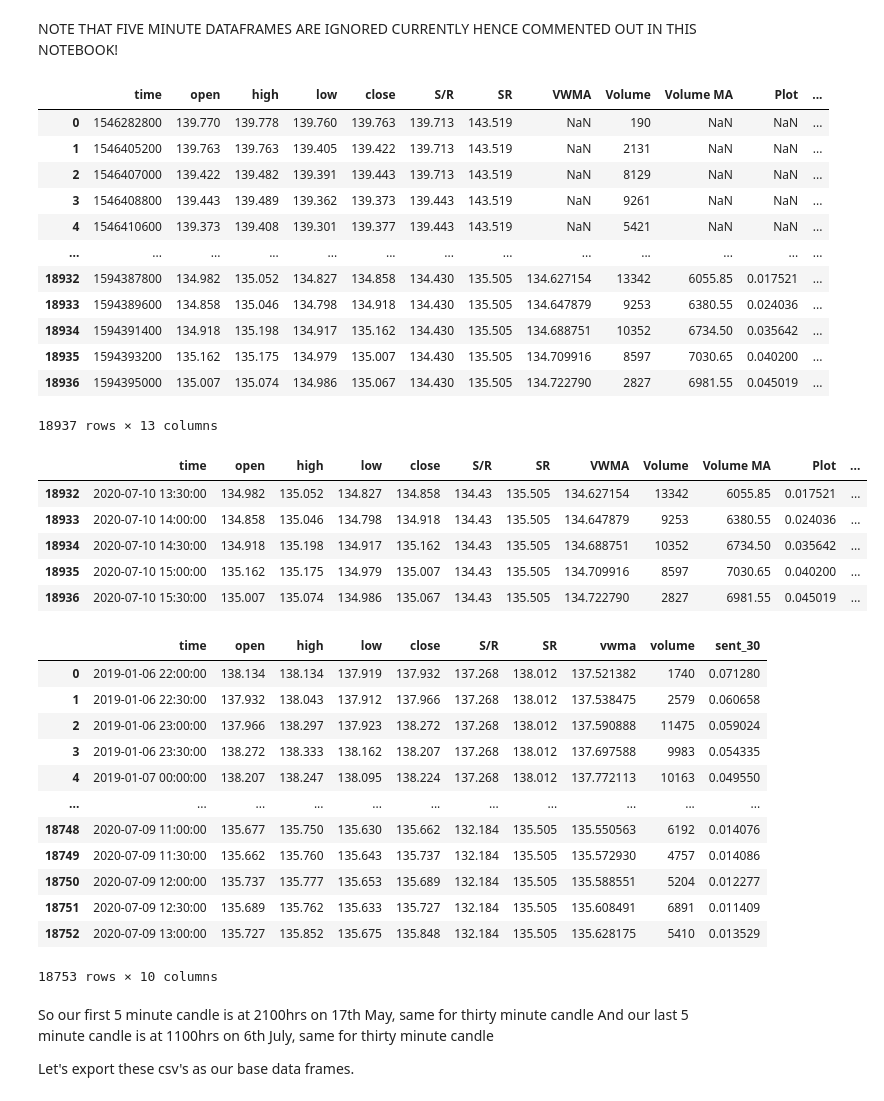
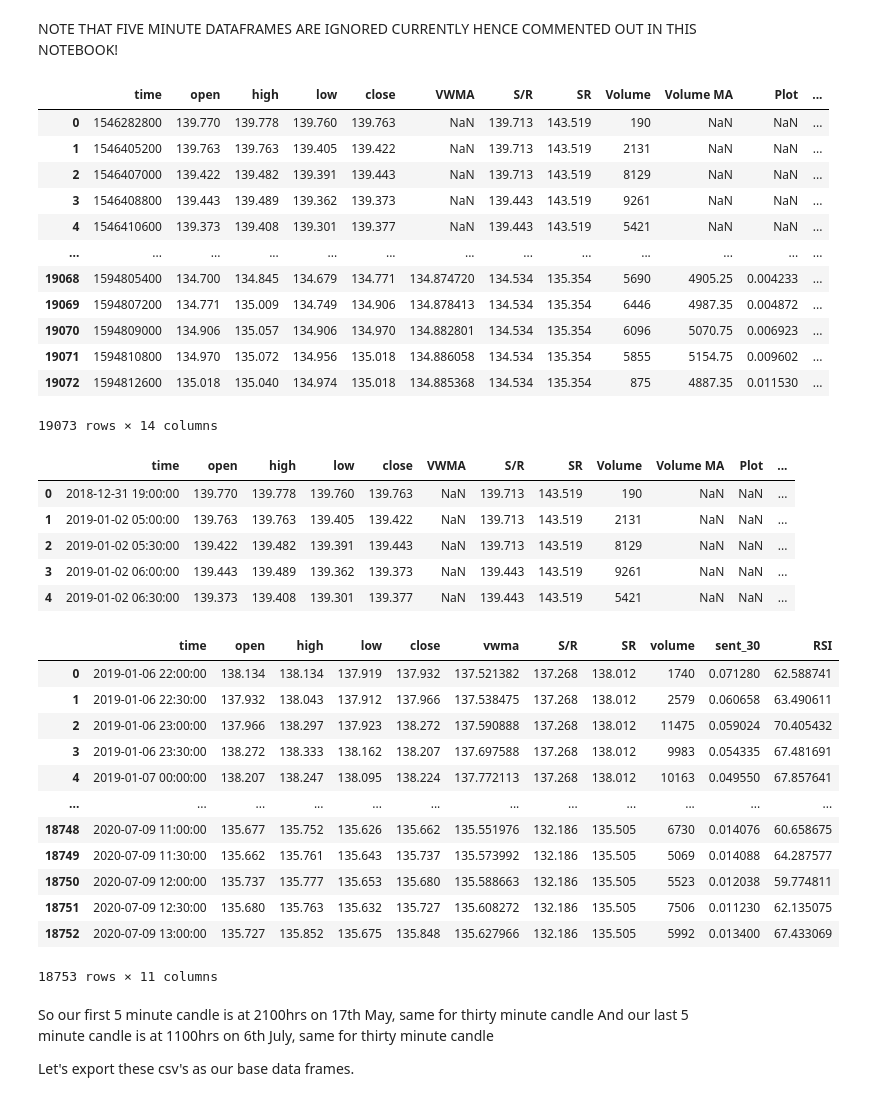
Before and after one commit to Hadryan/forex_trading_classifier, a Jupyter notebook: gpbjpy_dataframe_gen.ipynb, the cells around one changed output. Saved outputs shown, nothing was run; the diff lists cells and outputs as text; code cells hidden in the pictures.

```diff
--- a/gpbjpy_dataframe_gen.ipynb
+++ b/gpbjpy_dataframe_gen.ipynb
@@ -21,7 +21,7 @@ NOTE THAT FIVE MINUTE DATAFRAMES ARE IGNORED CURRENTLY HENCE COMMENTED OUT IN TH
 # %%
 #Turns out the export from Trading View gives you all the available 5min chart data in one export.
 # five_one = pd.read_csv('gj5_may17_may21.csv',)
-thirty = pd.read_csv('gj_30minsupres.csv')
+thirty = pd.read_csv('gj_30_RSI_exp.csv')
 # %%
 #17th May to 21st May
 # five_one
@@ -30,34 +30,34 @@ thirty = pd.read_csv('gj_30minsupres.csv')
 # %%
 thirty
 # %% [output]
-|  | time | open | high | low | close | S/R | SR | VWMA | Volume | Volume MA | Plot | ... |
-| 0 | 1546282800 | 139.770 | 139.778 | 139.760 | 139.763 | 139.713 | 143.519 | NaN | 190 | NaN | NaN | ... |
-| 1 | 1546405200 | 139.763 | 139.763 | 139.405 | 139.422 | 139.713 | 143.519 | NaN | 2131 | NaN | NaN | ... |
-| 2 | 1546407000 | 139.422 | 139.482 | 139.391 | 139.443 | 139.713 | 143.519 | NaN | 8129 | NaN | NaN | ... |
-| 3 | 1546408800 | 139.443 | 139.489 | 139.362 | 139.373 | 139.443 | 143.519 | NaN | 9261 | NaN | NaN | ... |
-| 4 | 1546410600 | 139.373 | 139.408 | 139.301 | 139.377 | 139.443 | 143.519 | NaN | 5421 | NaN | NaN | ... |
+|  | time | open | high | low | close | VWMA | S/R | SR | Volume | Volume MA | Plot | ... |
+| 0 | 1546282800 | 139.770 | 139.778 | 139.760 | 139.763 | NaN | 139.713 | 143.519 | 190 | NaN | NaN | ... |
+| 1 | 1546405200 | 139.763 | 139.763 | 139.405 | 139.422 | NaN | 139.713 | 143.519 | 2131 | NaN | NaN | ... |
+| 2 | 1546407000 | 139.422 | 139.482 | 139.391 | 139.443 | NaN | 139.713 | 143.519 | 8129 | NaN | NaN | ... |
+| 3 | 1546408800 | 139.443 | 139.489 | 139.362 | 139.373 | NaN | 139.443 | 143.519 | 9261 | NaN | NaN | ... |
+| 4 | 1546410600 | 139.373 | 139.408 | 139.301 | 139.377 | NaN | 139.443 | 143.519 | 5421 | NaN | NaN | ... |
 | ... | ... | ... | ... | ... | ... | ... | ... | ... | ... | ... | ... | ... |
-| 18932 | 1594387800 | 134.982 | 135.052 | 134.827 | 134.858 | 134.430 | 135.505 | 134.627154 | 13342 | 6055.85 | 0.017521 | ... |
-| 18933 | 1594389600 | 134.858 | 135.046 | 134.798 | 134.918 | 134.430 | 135.505 | 134.647879 | 9253 | 6380.55 | 0.024036 | ... |
-| 18934 | 1594391400 | 134.918 | 135.198 | 134.917 | 135.162 | 134.430 | 135.505 | 134.688751 | 10352 | 6734.50 | 0.035642 | ... |
-| 18935 | 1594393200 | 135.162 | 135.175 | 134.979 | 135.007 | 134.430 | 135.505 | 134.709916 | 8597 | 7030.65 | 0.040200 | ... |
-| 18936 | 1594395000 | 135.007 | 135.074 | 134.986 | 135.067 | 134.430 | 135.505 | 134.722790 | 2827 | 6981.55 | 0.045019 | ... |
+| 19068 | 1594805400 | 134.700 | 134.845 | 134.679 | 134.771 | 134.874720 | 134.534 | 135.354 | 5690 | 4905.25 | 0.004233 | ... |
+| 19069 | 1594807200 | 134.771 | 135.009 | 134.749 | 134.906 | 134.878413 | 134.534 | 135.354 | 6446 | 4987.35 | 0.004872 | ... |
+| 19070 | 1594809000 | 134.906 | 135.057 | 134.906 | 134.970 | 134.882801 | 134.534 | 135.354 | 6096 | 5070.75 | 0.006923 | ... |
+| 19071 | 1594810800 | 134.970 | 135.072 | 134.956 | 135.018 | 134.886058 | 134.534 | 135.354 | 5855 | 5154.75 | 0.009602 | ... |
+| 19072 | 1594812600 | 135.018 | 135.040 | 134.974 | 135.018 | 134.885368 | 134.534 | 135.354 | 875 | 4887.35 | 0.011530 | ... |
-18937 rows × 13 columns
+19073 rows × 14 columns
 # %%
 # five_one['time'] = pd.to_datetime(five_one['time'], unit='s')
 thirty['time'] = pd.to_datetime(thirty['time'], unit = 's')
 # %%
 # five_one
 # %%
-thirty.tail()
+thirty.head()
 #Ok so we need to align our five minute and thirty minute dataframes
 # %% [output]
-|  | time | open | high | low | close | S/R | SR | VWMA | Volume | Volume MA | Plot | ... |
-| 18932 | 2020-07-10 13:30:00 | 134.982 | 135.052 | 134.827 | 134.858 | 134.43 | 135.505 | 134.627154 | 13342 | 6055.85 | 0.017521 | ... |
-| 18933 | 2020-07-10 14:00:00 | 134.858 | 135.046 | 134.798 | 134.918 | 134.43 | 135.505 | 134.647879 | 9253 | 6380.55 | 0.024036 | ... |
-| 18934 | 2020-07-10 14:30:00 | 134.918 | 135.198 | 134.917 | 135.162 | 134.43 | 135.505 | 134.688751 | 10352 | 6734.50 | 0.035642 | ... |
-| 18935 | 2020-07-10 15:00:00 | 135.162 | 135.175 | 134.979 | 135.007 | 134.43 | 135.505 | 134.709916 | 8597 | 7030.65 | 0.040200 | ... |
-| 18936 | 2020-07-10 15:30:00 | 135.007 | 135.074 | 134.986 | 135.067 | 134.43 | 135.505 | 134.722790 | 2827 | 6981.55 | 0.045019 | ... |
+|  | time | open | high | low | close | VWMA | S/R | SR | Volume | Volume MA | Plot | ... |
+| 0 | 2018-12-31 19:00:00 | 139.770 | 139.778 | 139.760 | 139.763 | NaN | 139.713 | 143.519 | 190 | NaN | NaN | ... |
+| 1 | 2019-01-02 05:00:00 | 139.763 | 139.763 | 139.405 | 139.422 | NaN | 139.713 | 143.519 | 2131 | NaN | NaN | ... |
+| 2 | 2019-01-02 05:30:00 | 139.422 | 139.482 | 139.391 | 139.443 | NaN | 139.713 | 143.519 | 8129 | NaN | NaN | ... |
+| 3 | 2019-01-02 06:00:00 | 139.443 | 139.489 | 139.362 | 139.373 | NaN | 139.443 | 143.519 | 9261 | NaN | NaN | ... |
+| 4 | 2019-01-02 06:30:00 | 139.373 | 139.408 | 139.301 | 139.377 | NaN | 139.443 | 143.519 | 5421 | NaN | NaN | ... |
 # %%
 date_range = thirty['time'].between('2019-01-6 22:00:00', '2020-07-09 13:00:00' )
 # %%
@@ -77,19 +77,19 @@ thirtyA.rename(columns={"Plot": "sent_30",
 # %%
 thirtyA
 # %% [output]
-|  | time | open | high | low | close | S/R | SR | vwma | volume | sent_30 |
-| 0 | 2019-01-06 22:00:00 | 138.134 | 138.134 | 137.919 | 137.932 | 137.268 | 138.012 | 137.521382 | 1740 | 0.071280 |
-| 1 | 2019-01-06 22:30:00 | 137.932 | 138.043 | 137.912 | 137.966 | 137.268 | 138.012 | 137.538475 | 2579 | 0.060658 |
-| 2 | 2019-01-06 23:00:00 | 137.966 | 138.297 | 137.923 | 138.272 | 137.268 | 138.012 | 137.590888 | 11475 | 0.059024 |
-| 3 | 2019-01-06 23:30:00 | 138.272 | 138.333 | 138.162 | 138.207 | 137.268 | 138.012 | 137.697588 | 9983 | 0.054335 |
-| 4 | 2019-01-07 00:00:00 | 138.207 | 138.247 | 138.095 | 138.224 | 137.268 | 138.012 | 137.772113 | 10163 | 0.049550 |
-| ... | ... | ... | ... | ... | ... | ... | ... | ... | ... | ... |
-| 18748 | 2020-07-09 11:00:00 | 135.677 | 135.750 | 135.630 | 135.662 | 132.184 | 135.505 | 135.550563 | 6192 | 0.014076 |
-| 18749 | 2020-07-09 11:30:00 | 135.662 | 135.760 | 135.643 | 135.737 | 132.184 | 135.505 | 135.572930 | 4757 | 0.014086 |
-| 18750 | 2020-07-09 12:00:00 | 135.737 | 135.777 | 135.653 | 135.689 | 132.184 | 135.505 | 135.588551 | 5204 | 0.012277 |
-| 18751 | 2020-07-09 12:30:00 | 135.689 | 135.762 | 135.633 | 135.727 | 132.184 | 135.505 | 135.608491 | 6891 | 0.011409 |
-| 18752 | 2020-07-09 13:00:00 | 135.727 | 135.852 | 135.675 | 135.848 | 132.184 | 135.505 | 135.628175 | 5410 | 0.013529 |
+|  | time | open | high | low | close | vwma | S/R | SR | volume | sent_30 | RSI |
+| 0 | 2019-01-06 22:00:00 | 138.134 | 138.134 | 137.919 | 137.932 | 137.521382 | 137.268 | 138.012 | 1740 | 0.071280 | 62.588741 |
+| 1 | 2019-01-06 22:30:00 | 137.932 | 138.043 | 137.912 | 137.966 | 137.538475 | 137.268 | 138.012 | 2579 | 0.060658 | 63.490611 |
+| 2 | 2019-01-06 23:00:00 | 137.966 | 138.297 | 137.923 | 138.272 | 137.590888 | 137.268 | 138.012 | 11475 | 0.059024 | 70.405432 |
+| 3 | 2019-01-06 23:30:00 | 138.272 | 138.333 | 138.162 | 138.207 | 137.697588 | 137.268 | 138.012 | 9983 | 0.054335 | 67.481691 |
+| 4 | 2019-01-07 00:00:00 | 138.207 | 138.247 | 138.095 | 138.224 | 137.772113 | 137.268 | 138.012 | 10163 | 0.049550 | 67.857641 |
+| ... | ... | ... | ... | ... | ... | ... | ... | ... | ... | ... | ... |
+| 18748 | 2020-07-09 11:00:00 | 135.677 | 135.752 | 135.626 | 135.662 | 135.551976 | 132.186 | 135.505 | 6730 | 0.014076 | 60.658675 |
+| 18749 | 2020-07-09 11:30:00 | 135.662 | 135.761 | 135.643 | 135.737 | 135.573992 | 132.186 | 135.505 | 5069 | 0.014088 | 64.287577 |
+| 18750 | 2020-07-09 12:00:00 | 135.737 | 135.777 | 135.653 | 135.680 | 135.588663 | 132.186 | 135.505 | 5523 | 0.012038 | 59.774811 |
+| 18751 | 2020-07-09 12:30:00 | 135.680 | 135.763 | 135.632 | 135.727 | 135.608272 | 132.186 | 135.505 | 7506 | 0.011230 | 62.135075 |
+| 18752 | 2020-07-09 13:00:00 | 135.727 | 135.852 | 135.675 | 135.848 | 135.627966 | 132.186 | 135.505 | 5992 | 0.013400 | 67.433069 |
-18753 rows × 10 columns
+18753 rows × 11 columns
 # %% [markdown]
 So our first 5 minute candle is at 2100hrs on 17th May, same for thirty minute candle
 And our last 5 minute candle is at 1100hrs on 6th July, same for thirty minute candle
```
Also changed, not shown: parts of 1 cell of this notebook, 4 other files.
